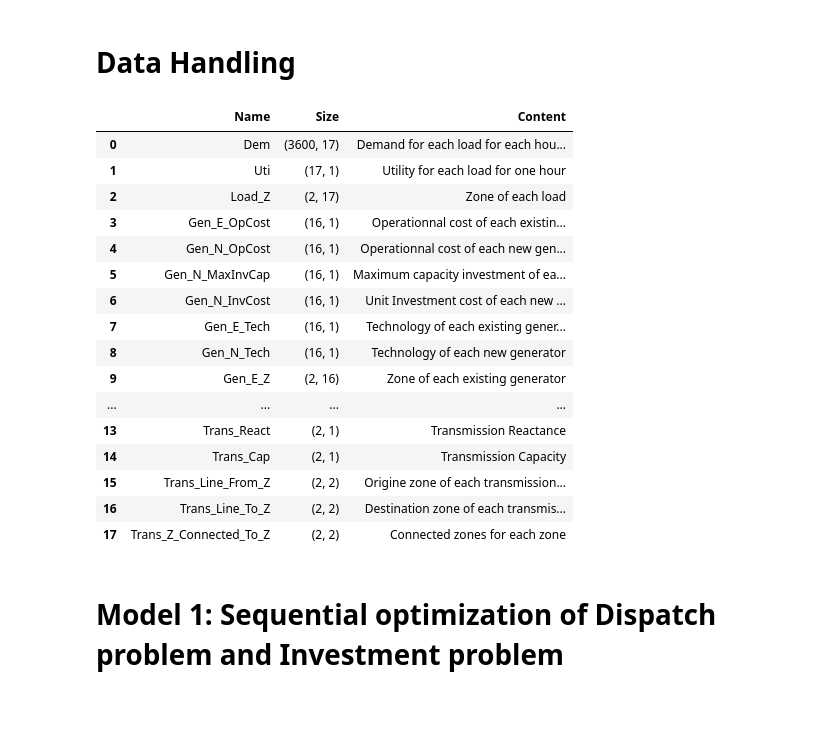
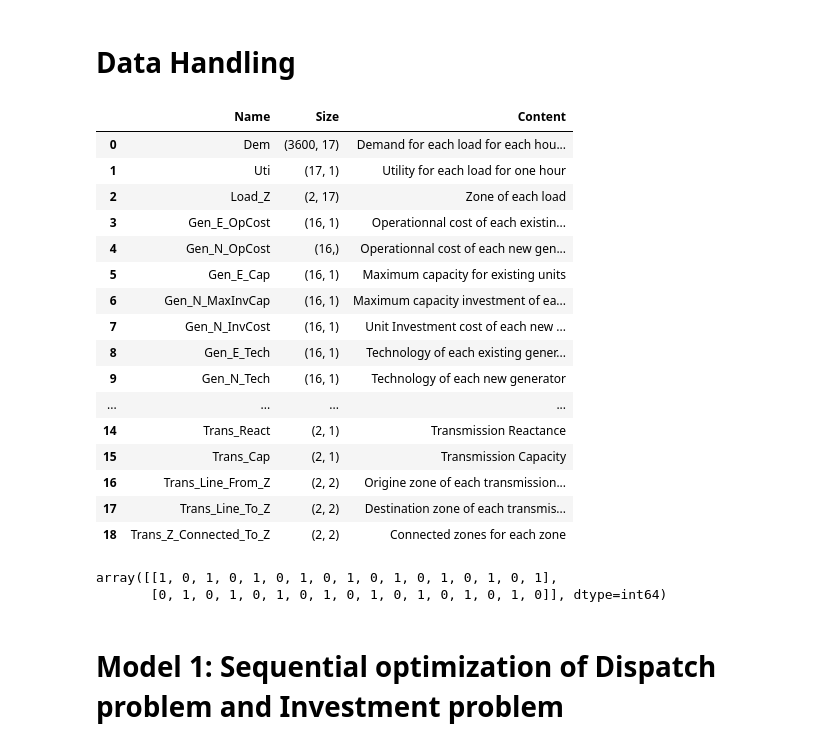
Before and after one commit to bioapfelsaft123/Opti, a Jupyter notebook: AssignmentV2/Main Code/Assignment_Class.ipynb, the cells around one changed output. Cells and saved outputs as stored; diff of their text form; code cells hidden in the pictures; blank space fills up the shorter version.

```diff
--- a/AssignmentV2/Main Code/Assignment_Class.ipynb
+++ b/AssignmentV2/Main Code/Assignment_Class.ipynb
@@ -34,6 +34,7 @@ Uti = np.transpose(np.array(Uti_Data))   # Utility profile
 Load_Z = np.array(Load_Data)   # Load Zone
 Gen_E_OpCost = np.array(Gen_E_Data['Cost'])   # Existing Generators Operational Cost
 Gen_N_OpCost = np.array(Gen_N_Data['Cost'])  # New Generators Operational Cost
+Gen_E_Cap = np.array(Gen_E_Data['Capacity'])   # Existing Generators Maximum Capacity
 Gen_N_MaxInvCap = np.array(Gen_N_Data['MaxInv (MW)'])  # Maximum New Generators Capacity Investment (MW)
 Gen_N_InvCost = np.array(Gen_N_Data['C_CapInv ($/MW)'])  # New Generators Investment Cost ($/MW)
 Gen_E_Tech = np.array(Gen_E_Data['Technology'])  # Existing Generators Technology
@@ -60,47 +61,48 @@ Trans_Cap = Trans_Cap.reshape((Trans_Cap.shape[0], 1))
 # %%
 ## DATA INDEX
 
 # Create a Dataframe to store the name of each vector/matrix we will use, their size and their content
 Data_df = pd.DataFrame(columns=['Name', 'Size', 'Content'])
-Data_df['Name'] = ['Dem', 'Uti', 'Load_Z', 'Gen_E_OpCost', 'Gen_N_OpCost', 'Gen_N_MaxInvCap', 'Gen_N_InvCost', 'Gen_E_Tech', 'Gen_N_Tech', 'Gen_E_Z', 'Gen_N_Z', 'Gen_E_OpCap', 'Gen_N_OpCap', 'Trans_React', 'Trans_Cap', 'Trans_Line_From_Z', 'Trans_Line_To_Z', 'Trans_Z_Connected_To_Z']
-Data_df['Size'] = [Dem.shape, Uti.shape, Load_Z.shape, Gen_E_OpCost.shape, Gen_N_OpCost.shape, Gen_N_MaxInvCap.shape, Gen_N_InvCost.shape, Gen_E_Tech.shape, Gen_N_Tech.shape, Gen_E_Z.shape, Gen_N_Z.shape, Gen_E_OpCap.shape, Gen_N_OpCap.shape, Trans_React.shape, Trans_Cap.shape, Trans_Line_From_Z.shape, Trans_Line_To_Z.shape, Trans_Z_Connected_To_Z.shape ]
+Data_df['Name'] = ['Dem', 'Uti', 'Load_Z', 'Gen_E_OpCost', 'Gen_N_OpCost','Gen_E_Cap', 'Gen_N_MaxInvCap', 'Gen_N_InvCost', 'Gen_E_Tech', 'Gen_N_Tech', 'Gen_E_Z', 'Gen_N_Z', 'Gen_E_OpCap', 'Gen_N_OpCap', 'Trans_React', 'Trans_Cap', 'Trans_Line_From_Z', 'Trans_Line_To_Z', 'Trans_Z_Connected_To_Z']
+Data_df['Size'] = [Dem.shape, Uti.shape, Load_Z.shape, Gen_E_OpCost.shape, Gen_E_Cap.shape, Gen_N_OpCost.shape, Gen_N_MaxInvCap.shape, Gen_N_InvCost.shape, Gen_E_Tech.shape, Gen_N_Tech.shape, Gen_E_Z.shape, Gen_N_Z.shape, Gen_E_OpCap.shape, Gen_N_OpCap.shape, Trans_React.shape, Trans_Cap.shape, Trans_Line_From_Z.shape, Trans_Line_To_Z.shape, Trans_Z_Connected_To_Z.shape ]
 Data_df['Content'] = ['Demand for each load for each hour of the investment problem',
                      'Utility for each load for one hour',
                      'Zone of each load',
                      'Operationnal cost of each existing generator',
                      'Operationnal cost of each new generator',
+                     'Maximum capacity for existing units',
                      'Maximum capacity investment of each new generator',
                      'Unit Investment cost of each new generator',
                      'Technology of each existing generator',
                      'Technology of each new generator',
                      'Zone of each existing generator',
                      'Zone of each new generator',
                      'Maximum operationnal capacity of each existing energy source for each hour of the investment problem (Hourly profile if RES, Max capacity otherwise)',
                      'Maximum operationnal capacity of each new energy source for each hour of the investment problem (Hourly profile if RES, Max capacity otherwise)',
                      'Transmission Reactance',
                      'Transmission Capacity',
                      'Origine zone of each transmission line',
                      'Destination zone of each transmission line',
                      'Connected zones for each zone']
 Data_df
 # %% [output]
 |  | Name | Size | Content |
 | 0 | Dem | (3600, 17) | Demand for each load for each hou... |
 | 1 | Uti | (17, 1) | Utility for each load for one hour |
 | 2 | Load_Z | (2, 17) | Zone of each load |
 | 3 | Gen_E_OpCost | (16, 1) | Operationnal cost of each existin... |
-| 4 | Gen_N_OpCost | (16, 1) | Operationnal cost of each new gen... |
-| 5 | Gen_N_MaxInvCap | (16, 1) | Maximum capacity investment of ea... |
-| 6 | Gen_N_InvCost | (16, 1) | Unit Investment cost of each new ... |
-| 7 | Gen_E_Tech | (16, 1) | Technology of each existing gener... |
-| 8 | Gen_N_Tech | (16, 1) | Technology of each new generator |
-| 9 | Gen_E_Z | (2, 16) | Zone of each existing generator |
+| 4 | Gen_N_OpCost | (16,) | Operationnal cost of each new gen... |
+| 5 | Gen_E_Cap | (16, 1) | Maximum capacity for existing units |
+| 6 | Gen_N_MaxInvCap | (16, 1) | Maximum capacity investment of ea... |
+| 7 | Gen_N_InvCost | (16, 1) | Unit Investment cost of each new ... |
+| 8 | Gen_E_Tech | (16, 1) | Technology of each existing gener... |
+| 9 | Gen_N_Tech | (16, 1) | Technology of each new generator |
 | ... | ... | ... | ... |
-| 13 | Trans_React | (2, 1) | Transmission Reactance |
-| 14 | Trans_Cap | (2, 1) | Transmission Capacity |
-| 15 | Trans_Line_From_Z | (2, 2) | Origine zone of each transmission... |
-| 16 | Trans_Line_To_Z | (2, 2) | Destination zone of each transmis... |
-| 17 | Trans_Z_Connected_To_Z | (2, 2) | Connected zones for each zone |
+| 14 | Trans_React | (2, 1) | Transmission Reactance |
+| 15 | Trans_Cap | (2, 1) | Transmission Capacity |
+| 16 | Trans_Line_From_Z | (2, 2) | Origine zone of each transmission... |
+| 17 | Trans_Line_To_Z | (2, 2) | Destination zone of each transmis... |
+| 18 | Trans_Z_Connected_To_Z | (2, 2) | Connected zones for each zone |
 # %%
 ## PARAMETERS DEFINITION
 
@@ -122,2 +125,7 @@ B = 1000000000    # Budget for the investment problem
+# %%
+Load_Z
+# %% [output]
+array([[1, 0, 1, 0, 1, 0, 1, 0, 1, 0, 1, 0, 1, 0, 1, 0, 1],
+       [0, 1, 0, 1, 0, 1, 0, 1, 0, 1, 0, 1, 0, 1, 0, 1, 0]], dtype=int64)
 # %%
 ## CREATE THE PARAMETERS AND DATA OBJECTS
```
Also changed, not shown: parts of 6 cells of this notebook, 6 other files.
